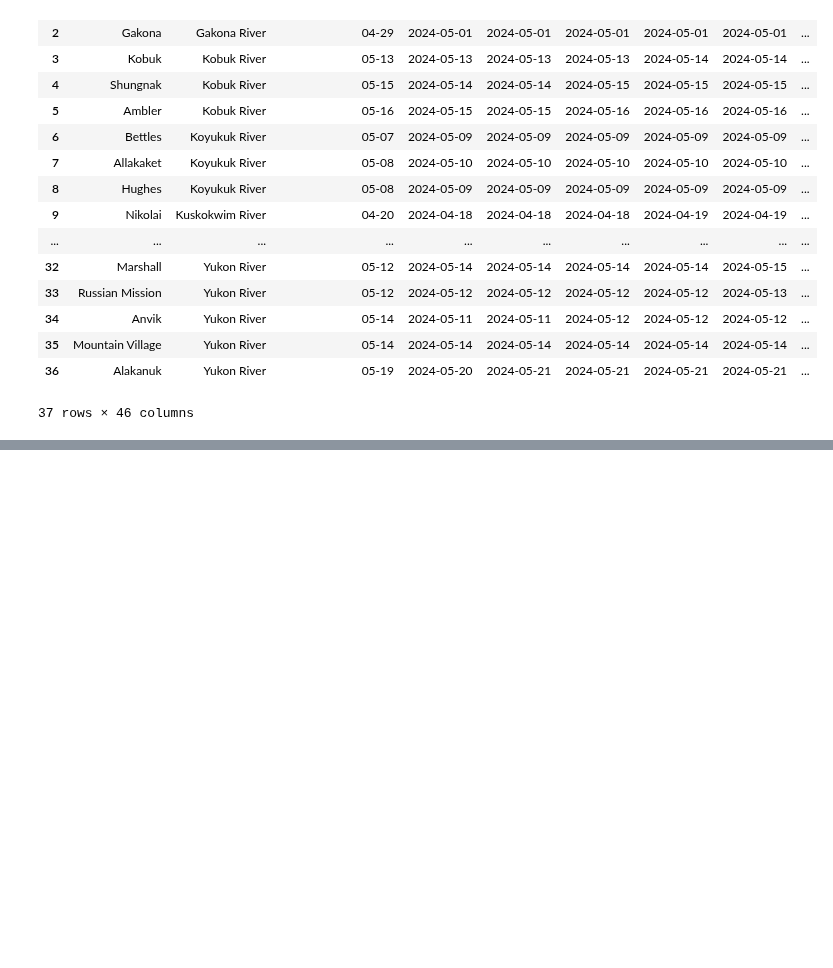
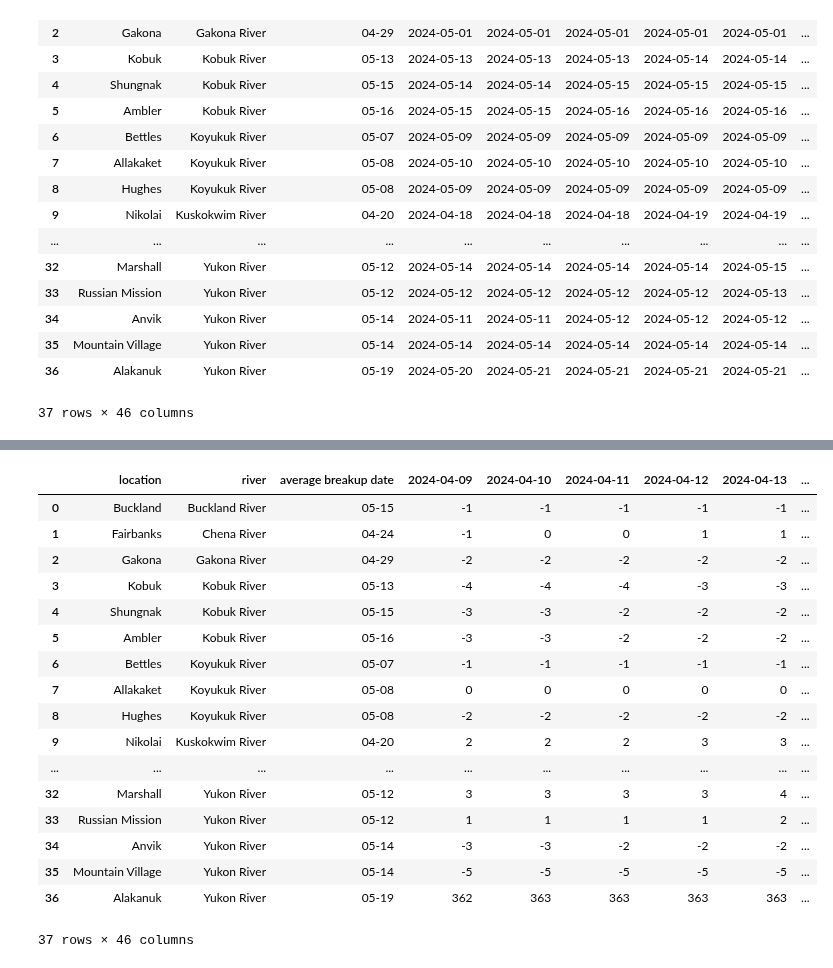
Before and after one commit to chryss/riverice, a Jupyter notebook: JupyterNotebooks/eval2024_01.ipynb, the cells around one changed output, grey strips where cells are left out. Cells and saved outputs as stored; diff of their text form; code cells hidden in the pictures; blank space fills up the shorter version.

Commit message:
eval 2024 redux

```diff
--- a/JupyterNotebooks/eval2024_01.ipynb
+++ b/JupyterNotebooks/eval2024_01.ipynb
@@ -92,7 +92,8 @@ actualbreakup
 | 67 | Kenai River at Kenai Keys | 2024-02-15 | Kenai River | Kenai Keys |
 68 rows × 4 columns
 # %%
-pd.merge(left=df_merged, right=actualbreakup, left_on=['river', 'location'], right_on=['river', 'location'])
+evalDF = pd.merge(left=df_merged, right=actualbreakup, left_on=['river', 'location'], right_on=['river', 'location'])
+evalDF
 # %% [output]
 |  | location | river | average breakup date | 2024-04-09 | 2024-04-10 | 2024-04-11 | 2024-04-12 | 2024-04-13 | ... |
 | 0 | Buckland | Buckland River | 05-15 | 2024-05-16 | 2024-05-16 | 2024-05-16 | 2024-05-16 | 2024-05-16 | ... |
@@ -114,0 +141,21 @@ pd.merge(left=df_merged, right=actualbreakup, left_on=['river', 'location'], rig
+# %%
+evalDF
+# %% [output]
+|  | location | river | average breakup date | 2024-04-09 | 2024-04-10 | 2024-04-11 | 2024-04-12 | 2024-04-13 | ... |
+| 0 | Buckland | Buckland River | 05-15 | -1 | -1 | -1 | -1 | -1 | ... |
+| 1 | Fairbanks | Chena River | 04-24 | -1 | 0 | 0 | 1 | 1 | ... |
+| 2 | Gakona | Gakona River | 04-29 | -2 | -2 | -2 | -2 | -2 | ... |
+| 3 | Kobuk | Kobuk River | 05-13 | -4 | -4 | -4 | -3 | -3 | ... |
+| 4 | Shungnak | Kobuk River | 05-15 | -3 | -3 | -2 | -2 | -2 | ... |
+| 5 | Ambler | Kobuk River | 05-16 | -3 | -3 | -2 | -2 | -2 | ... |
+| 6 | Bettles | Koyukuk River | 05-07 | -1 | -1 | -1 | -1 | -1 | ... |
+| 7 | Allakaket | Koyukuk River | 05-08 | 0 | 0 | 0 | 0 | 0 | ... |
+| 8 | Hughes | Koyukuk River | 05-08 | -2 | -2 | -2 | -2 | -2 | ... |
+| 9 | Nikolai | Kuskokwim River | 04-20 | 2 | 2 | 2 | 3 | 3 | ... |
+| ... | ... | ... | ... | ... | ... | ... | ... | ... | ... |
+| 32 | Marshall | Yukon River | 05-12 | 3 | 3 | 3 | 3 | 4 | ... |
+| 33 | Russian Mission | Yukon River | 05-12 | 1 | 1 | 1 | 1 | 2 | ... |
+| 34 | Anvik | Yukon River | 05-14 | -3 | -3 | -2 | -2 | -2 | ... |
+| 35 | Mountain Village | Yukon River | 05-14 | -5 | -5 | -5 | -5 | -5 | ... |
+| 36 | Alakanuk | Yukon River | 05-19 | 362 | 363 | 363 | 363 | 363 | ... |
+37 rows × 46 columns
```
Also changed, not shown: parts of 4 cells of this notebook, 1 other file.
